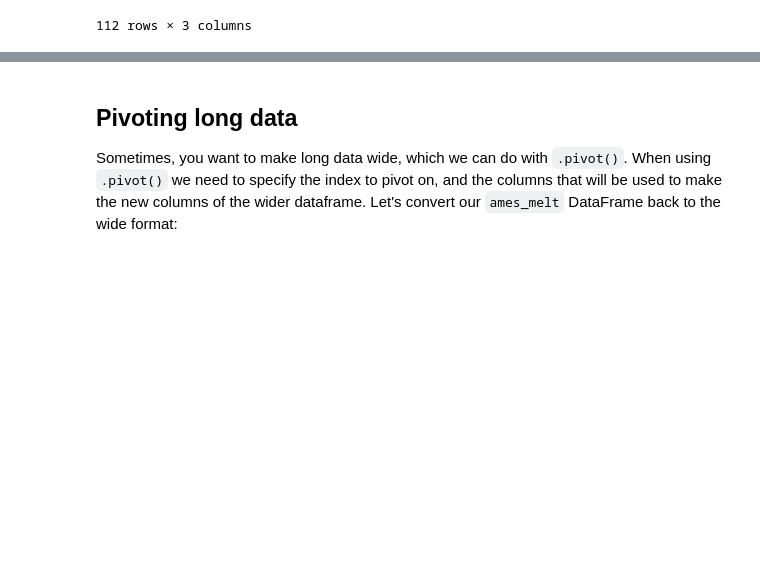
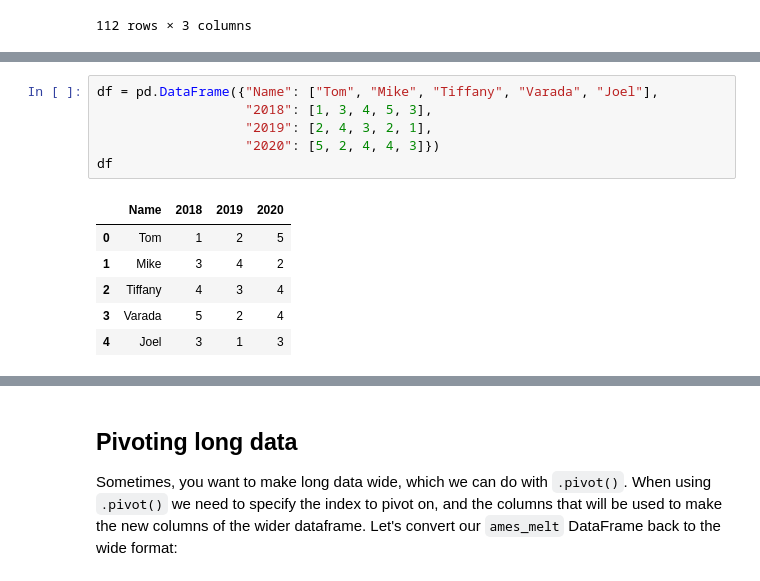
Before and after one commit to bradleyboehmke/uc-bana-6043, a Jupyter notebook: docs/_build/jupyter_execute/04-module/lesson-4a.ipynb, the cells around one changed output, grey strips where cells are left out. Cells and saved outputs as stored; diff of their text form; blank space fills up the shorter version.

```diff
--- a/docs/_build/jupyter_execute/04-module/lesson-4a.ipynb
+++ b/docs/_build/jupyter_execute/04-module/lesson-4a.ipynb
@@ -111,0 +127,13 @@ ames_wide.melt(
+# %%
+df = pd.DataFrame({"Name": ["Tom", "Mike", "Tiffany", "Varada", "Joel"],
+                   "2018": [1, 3, 4, 5, 3],
+                   "2019": [2, 4, 3, 2, 1],
+                   "2020": [5, 2, 4, 4, 3]})
+df
+# %% [output]
+|  | Name | 2018 | 2019 | 2020 |
+| 0 | Tom | 1 | 2 | 5 |
+| 1 | Mike | 3 | 4 | 2 |
+| 2 | Tiffany | 4 | 3 | 4 |
+| 3 | Varada | 5 | 2 | 4 |
+| 4 | Joel | 3 | 1 | 3 |
```
Also changed, not shown: parts of 7 cells of this notebook, 13 other files.
